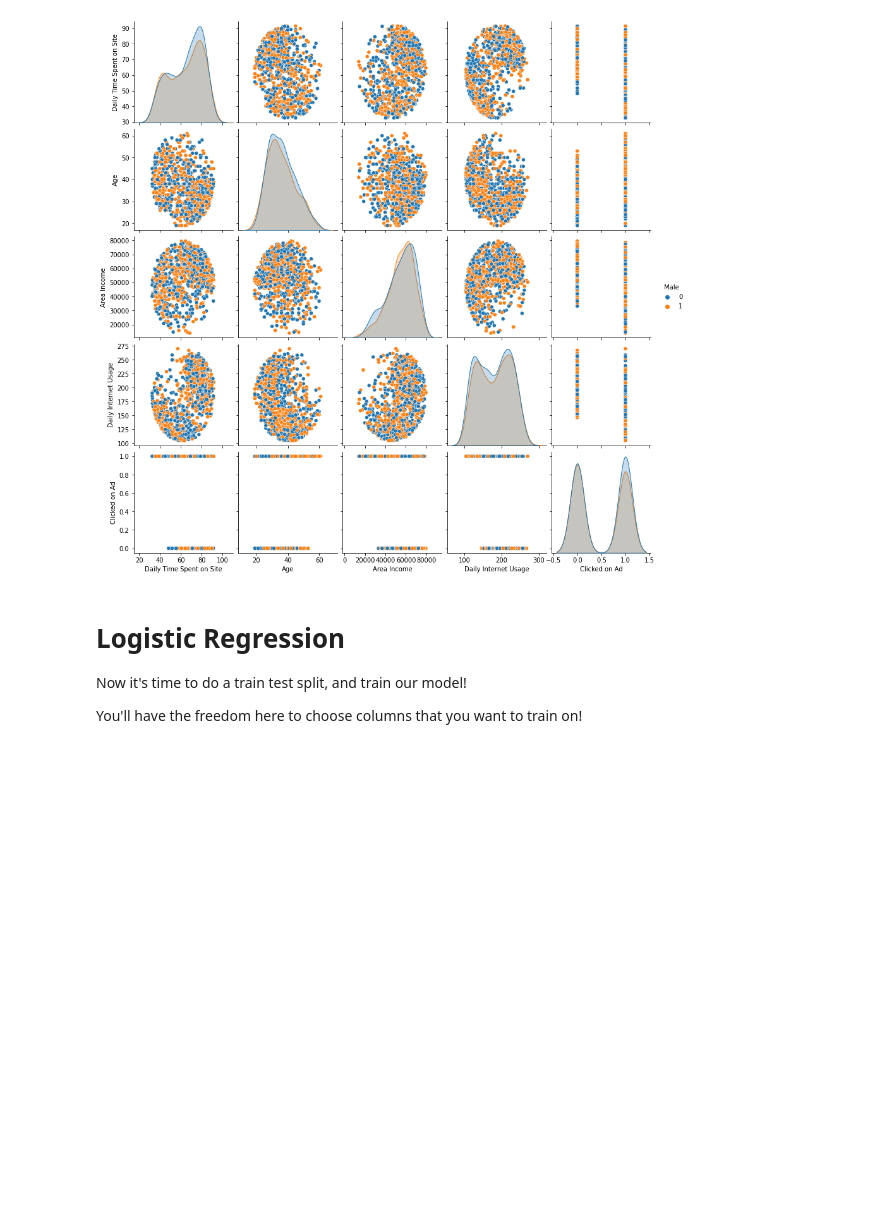
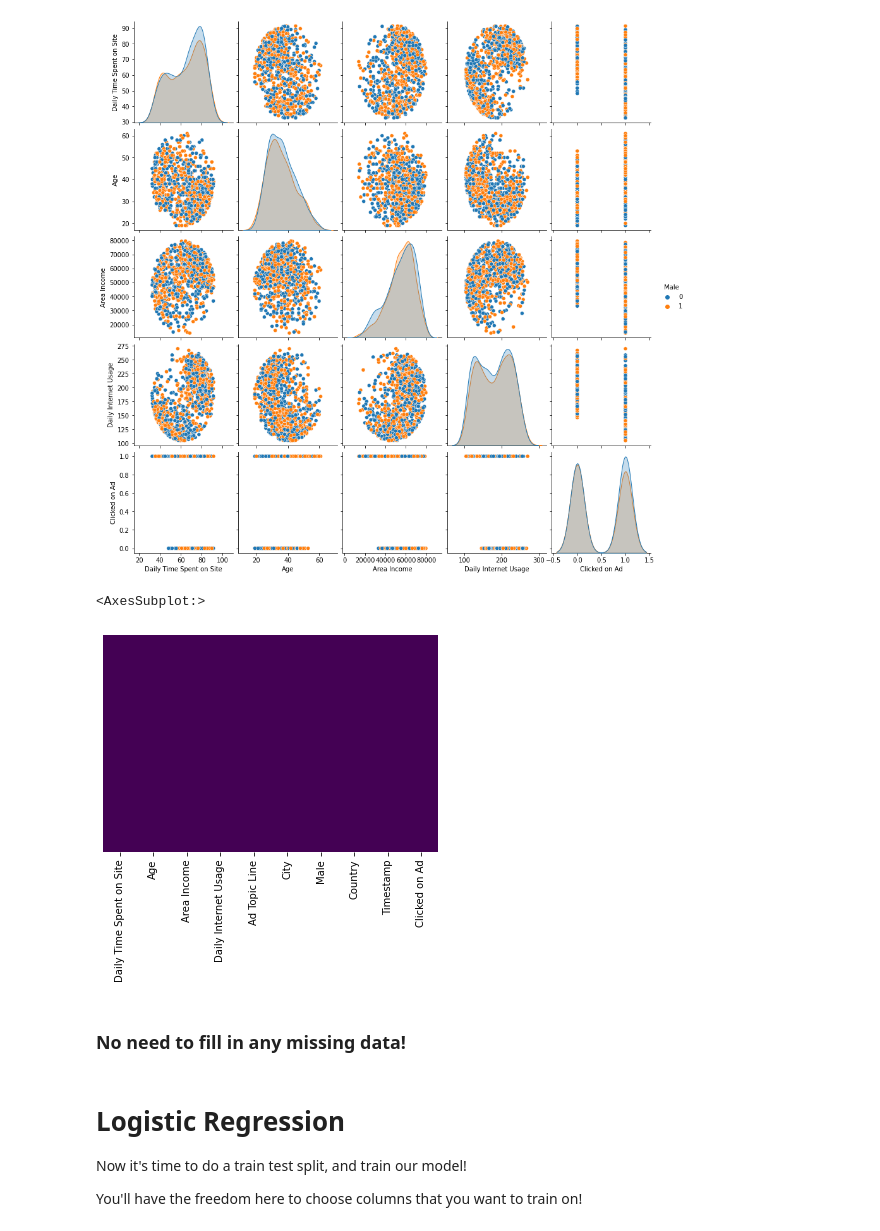
Before and after one commit to ZubairQazi/LogisticRegression-Titanic, a Jupyter notebook: Logistic-Regression-Project.ipynb, the cells around one changed output. Cells and saved outputs as stored; diff of their text form; code cells hidden in the pictures; blank space fills up the shorter version.

```diff
--- a/Logistic-Regression-Project.ipynb
+++ b/Logistic-Regression-Project.ipynb
@@ -133,6 +133,13 @@ sns.pairplot(data=ad_data, hue='Male')
 # %% [output]
 <seaborn.axisgrid.PairGrid at 0x...>
 [figure]
+# %%
+sns.heatmap(ad_data.isnull(), yticklabels=False, cbar=False, cmap='viridis')
+# %% [output]
+<AxesSubplot:>
+[figure, added]
+# %% [markdown]
+### No need to fill in any missing data!
 # %% [markdown]
 # Logistic Regression
 
```
Also changed, not shown: parts of 1 cell of this notebook, 1 other file.
